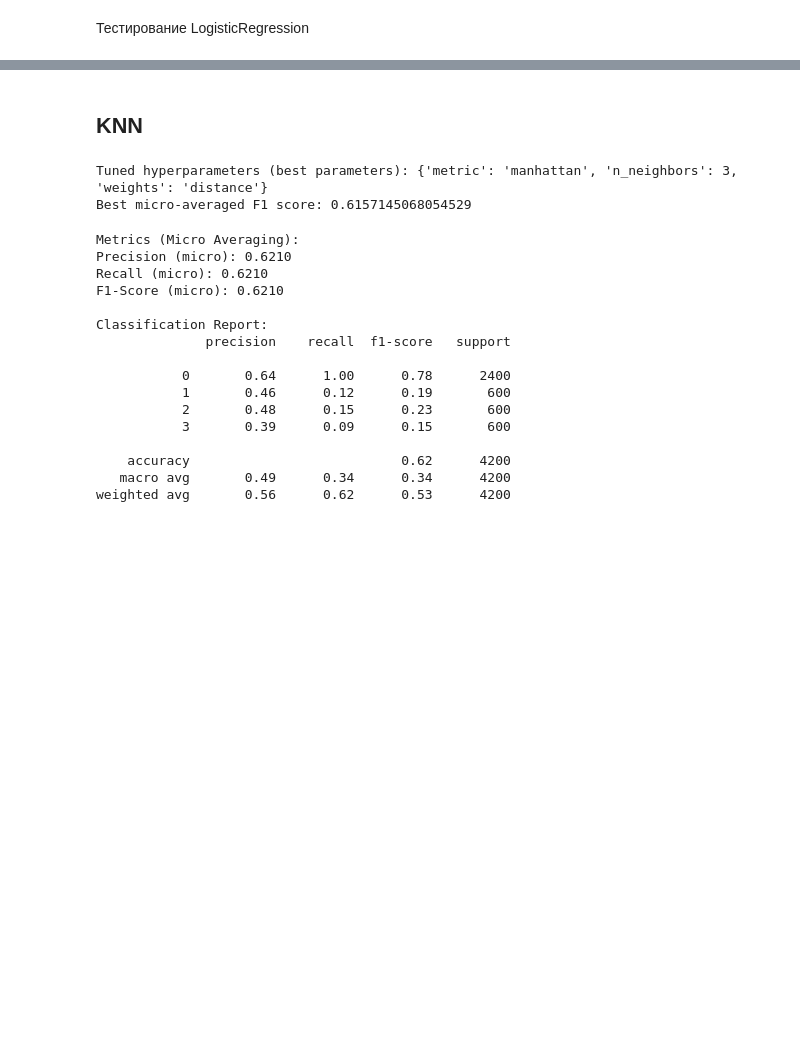
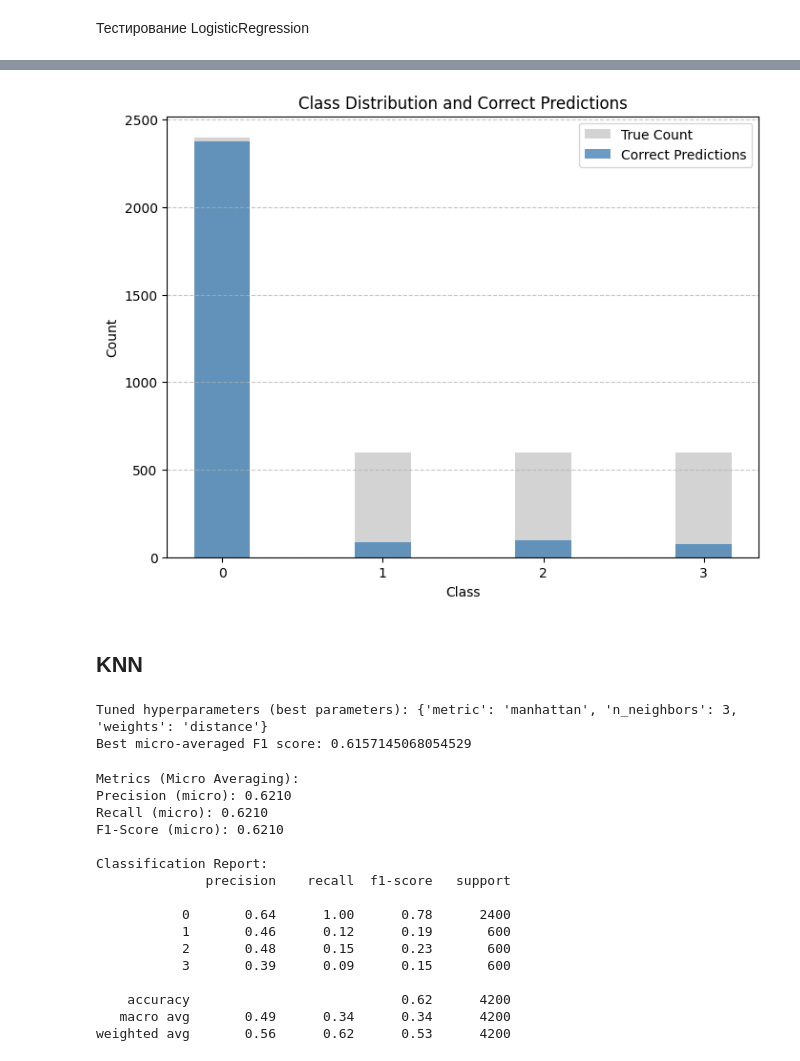
Before and after one commit to bulatych/ML_HSE, a Jupyter notebook: homeworks/HW_5_(Classification).ipynb, the cells around one changed output, grey strips where cells are left out. Drawn from its saved outputs; the diff is of its cells as text; code cells hidden in the pictures; blank space fills up the shorter version.

```diff
--- a/homeworks/HW_5_(Classification).ipynb
+++ b/homeworks/HW_5_(Classification).ipynb
@@ -254,23 +292,25 @@ plt.show()
 # %%
 # Частота встречаемости классов и правильно классифицированных
 class_counts = np.bincount(Ytest)
-correct_predictions = np.array([cm[i, i] for i in range(len(class_labels))])
+correct_predictions = np.array([cm_log[i, i] for i in range(len(class_labels))])
 
 plt.figure(figsize=(8, 6))
 bar_width = 0.35
 x = np.arange(len(class_labels))
 
 # Полосы для общего числа примеров и правильно предсказанных
 plt.bar(x, class_counts, width=bar_width, label="True Count", color="lightgrey")
 plt.bar(x, correct_predictions, width=bar_width, label="Correct Predictions", color="steelblue", alpha=0.8)
 
 plt.xticks(x, class_labels)
 plt.xlabel("Class")
 plt.ylabel("Count")
 plt.title("Class Distribution and Correct Predictions")
 plt.legend()
 plt.grid(axis='y', linestyle='--', alpha=0.7)
 plt.show()
+# %% [output]
+[figure, added]
 # %%
 # import numpy as np
 # import joblib
```
Also changed, not shown: parts of 4 cells of this notebook.
